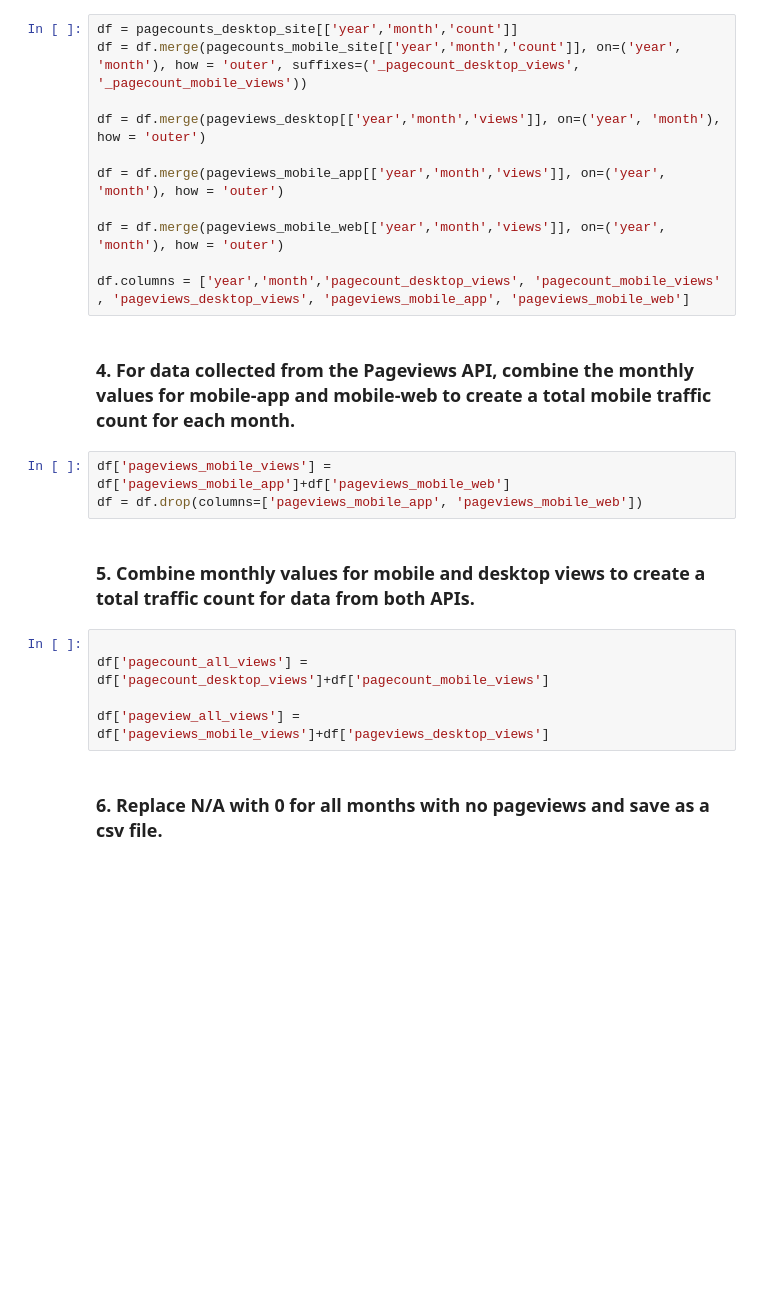
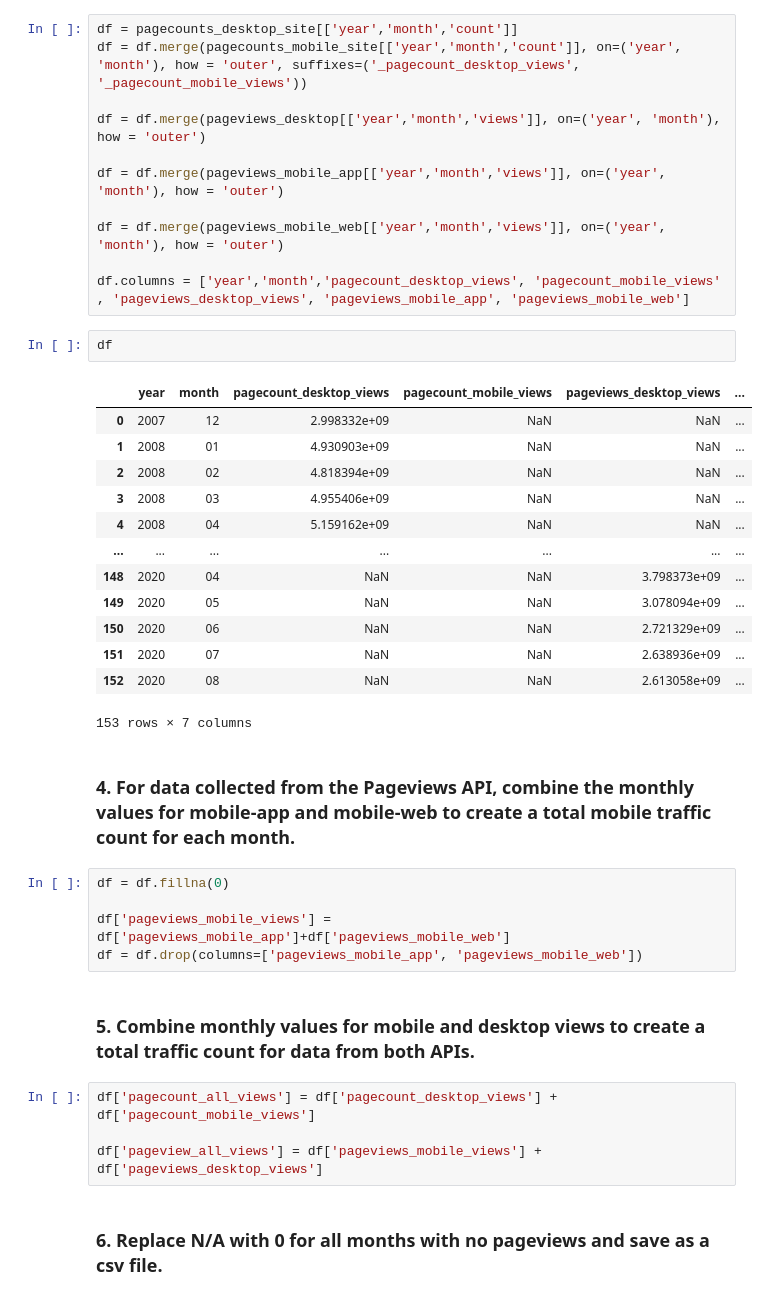
Before and after one commit to qye25/data-512, a Jupyter notebook: data-512-a1/data-512-a1.ipynb, the cells around one changed output. Drawn from its saved outputs; the diff is of its cells as text; blank space fills up the shorter version.

```diff
--- a/data-512-a1/data-512-a1.ipynb
+++ b/data-512-a1/data-512-a1.ipynb
@@ -124,18 +128,35 @@ df = df.merge(pageviews_mobile_app[['year','month','views']], on=('year', 'month
 df = df.merge(pageviews_mobile_web[['year','month','views']], on=('year', 'month'), how = 'outer')
 
 df.columns = ['year','month','pagecount_desktop_views', 'pagecount_mobile_views' , 'pageviews_desktop_views', 'pageviews_mobile_app', 'pageviews_mobile_web']
+# %%
+df
+# %% [output]
+|  | year | month | pagecount_desktop_views | pagecount_mobile_views | pageviews_desktop_views | ... |
+| 0 | 2007 | 12 | 2.998332e+09 | NaN | NaN | ... |
+| 1 | 2008 | 01 | 4.930903e+09 | NaN | NaN | ... |
+| 2 | 2008 | 02 | 4.818394e+09 | NaN | NaN | ... |
+| 3 | 2008 | 03 | 4.955406e+09 | NaN | NaN | ... |
+| 4 | 2008 | 04 | 5.159162e+09 | NaN | NaN | ... |
+| ... | ... | ... | ... | ... | ... | ... |
+| 148 | 2020 | 04 | NaN | NaN | 3.798373e+09 | ... |
+| 149 | 2020 | 05 | NaN | NaN | 3.078094e+09 | ... |
+| 150 | 2020 | 06 | NaN | NaN | 2.721329e+09 | ... |
+| 151 | 2020 | 07 | NaN | NaN | 2.638936e+09 | ... |
+| 152 | 2020 | 08 | NaN | NaN | 2.613058e+09 | ... |
+153 rows × 7 columns
 # %% [markdown]
 ### 4. For data collected from the Pageviews API, combine the monthly values for mobile-app and mobile-web to create a total mobile traffic count for each month.
 # %%
+df = df.fillna(0)
+
 df['pageviews_mobile_views'] = df['pageviews_mobile_app']+df['pageviews_mobile_web']
 df = df.drop(columns=['pageviews_mobile_app', 'pageviews_mobile_web'])
 # %% [markdown]
 ### 5. Combine monthly values for mobile and desktop views to create a total traffic count for data from both APIs.
 # %%
+df['pagecount_all_views'] = df['pagecount_desktop_views'] + df['pagecount_mobile_views']
 
-df['pagecount_all_views'] = df['pagecount_desktop_views']+df['pagecount_mobile_views']
-
-df['pageview_all_views'] = df['pageviews_mobile_views']+df['pageviews_desktop_views']
+df['pageview_all_views'] = df['pageviews_mobile_views'] + df['pageviews_desktop_views']
 # %% [markdown]
 ### 6. Replace N/A with 0 for all months with no pageviews and save as a csv file.
 # %%
```
Also changed, not shown: parts of 8 cells of this notebook.
